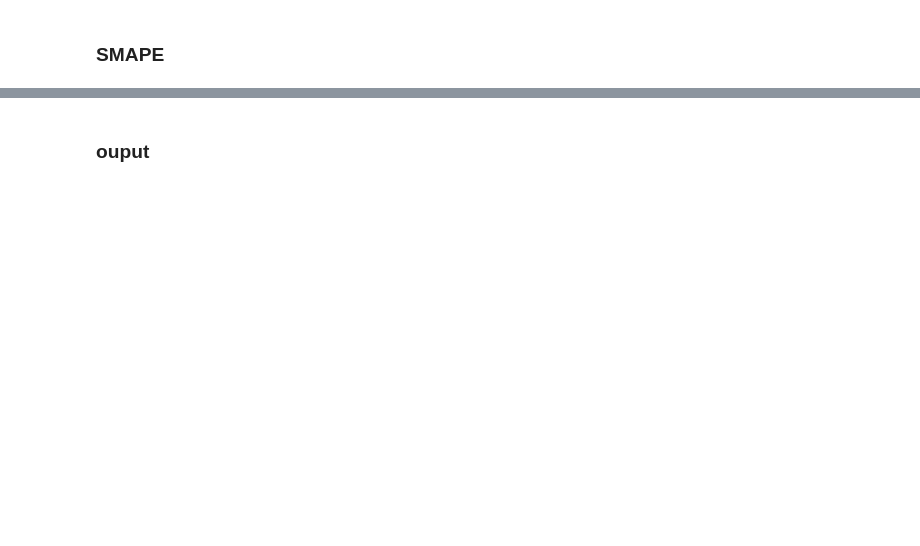
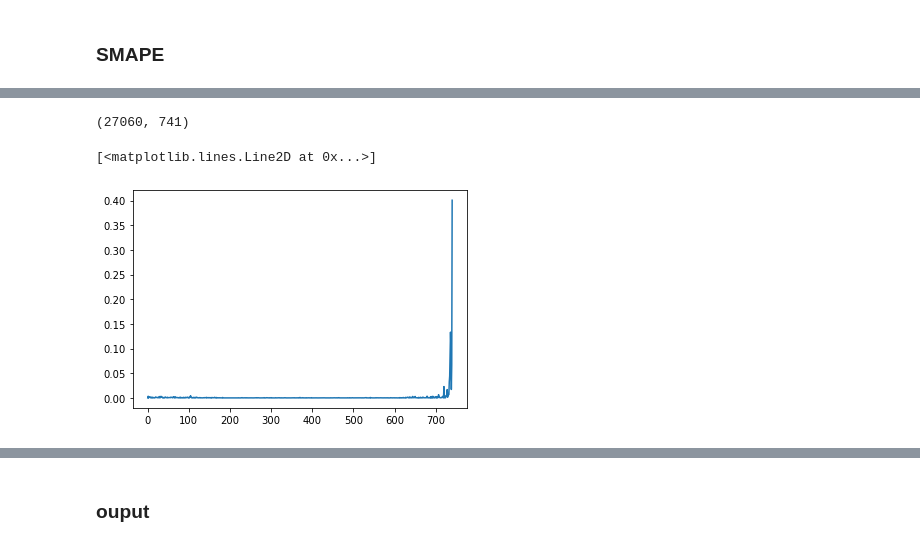
Before and after one commit to baruch11/WebTraffic, a Jupyter notebook: webtraffic.ipynb, the cells around one changed output, grey strips where cells are left out. Drawn from its saved outputs; the diff is of its cells as text; code cells hidden in the pictures; blank space fills up the shorter version.

Commit message:
linear model

```diff
--- a/webtraffic.ipynb
+++ b/webtraffic.ipynb
@@ -57,0 +197,17 @@ smape(Mmean, Dnum)
+# %%
+model = tf.keras.Sequential([
+    tf.keras.layers.Dense(units=output_len,
+                          kernel_regularizer=tf.keras.regularizers.l1_l2(l1=0, l2=0))
+])
+# %%
+model.compile(loss=smape, metrics=[smape], optimizer=tf.optimizers.Adam(learning_rate=1e-4))
+# %%
+def scheduler(epoch, lr):
+    if epoch < 40:
+        return lr
+    else:
+        return lr * tf.math.exp(-0.1)
+lr_cb = tf.keras.callbacks.LearningRateScheduler(scheduler)
+# %%
+model.fit(x_train, y_train, epochs=100, batch_size=32 ,
+          validation_data= (x_valid, y_valid), callbacks=[tb_cb, lr_cb])
@@ -57,0 +233,5 @@ smape(Mmean, Dnum)
+# %%
+model.optimizer.lr.numpy()
+x_train.shape
+# %% [output]
+(27060, 741)
@@ -57,0 +241,8 @@ smape(Mmean, Dnum)
+# %%
+weights = model.get_layer("dense").get_weights()[0]
+
+f,ax = plt.subplots()
+ax.plot(np.abs(weights[:,0]))
+# %% [output]
+[<matplotlib.lines.Line2D at 0x...>]
+[figure, added]
```
Also changed, not shown: parts of 52 cells of this notebook.
